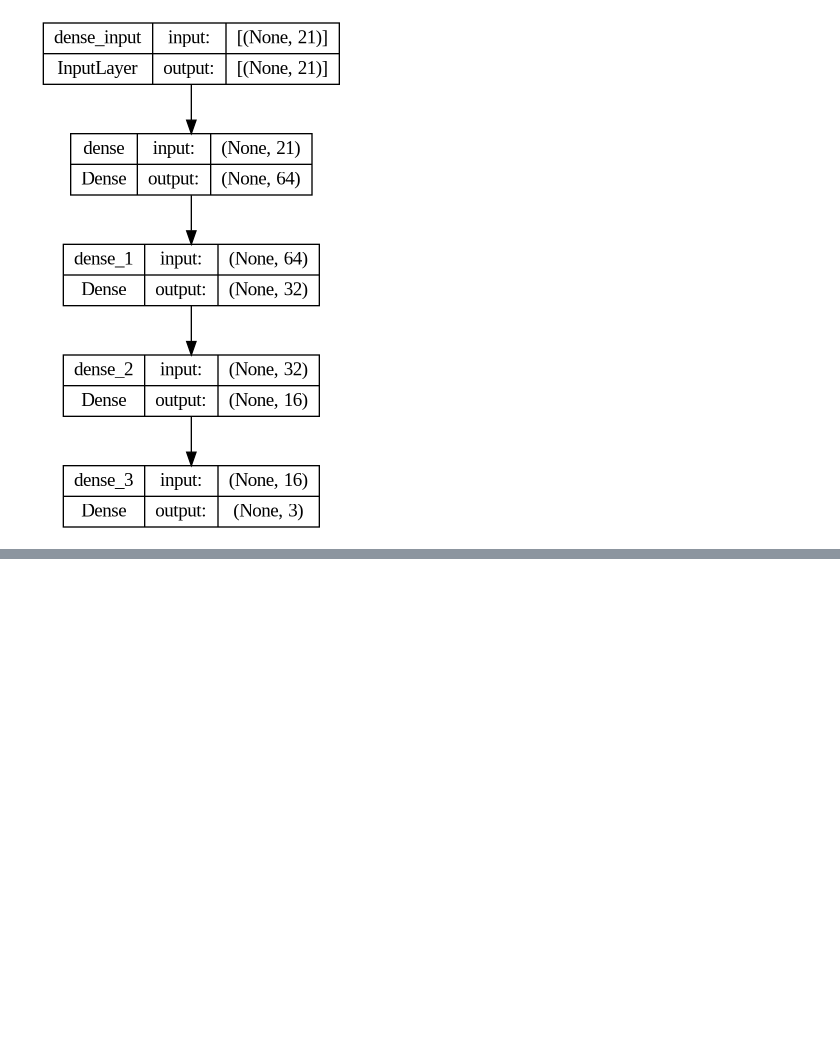
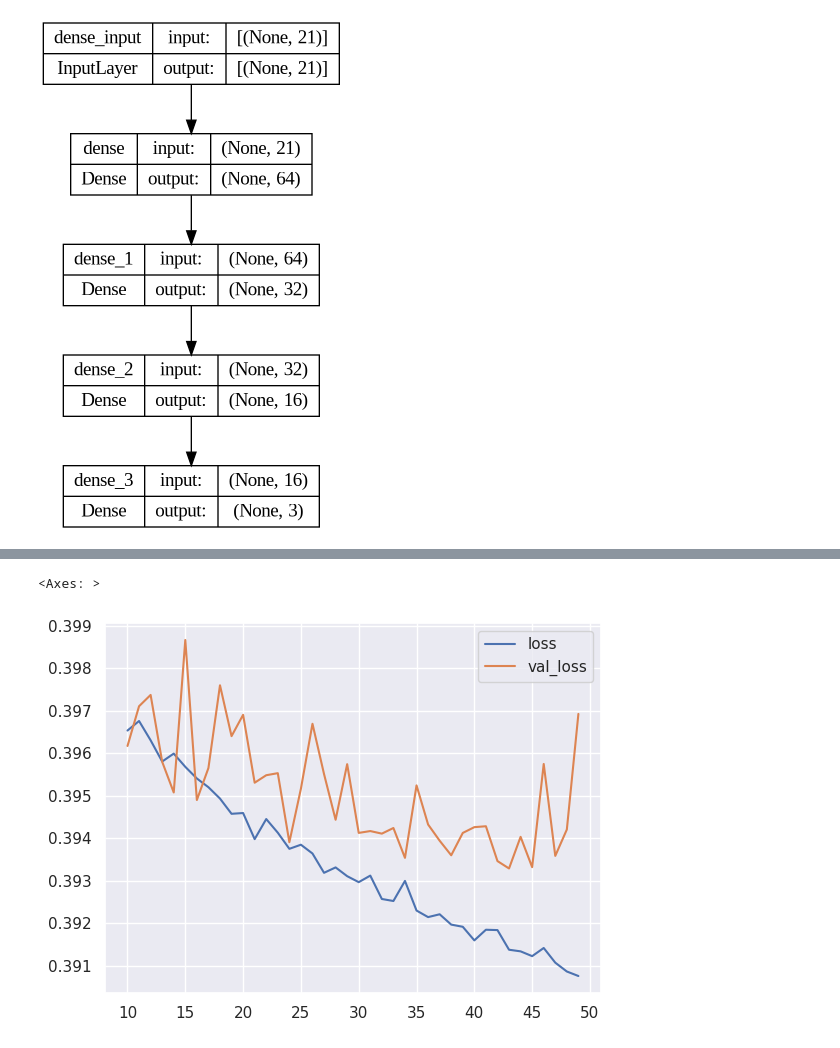
Before and after one commit to Henri-debug/diabetes_classification, a Jupyter notebook: diabetes_mlp.ipynb, the cells around one changed output, grey strips where cells are left out. Saved outputs shown, nothing was run; the diff lists cells and outputs as text; code cells hidden in the pictures; blank space fills up the shorter version.

```diff
--- a/diabetes_mlp.ipynb
+++ b/diabetes_mlp.ipynb
@@ -501,3 +530,8 @@ Text(0, 0.5, 'Loss')
+# %%
+history_df.loc[10:,['loss','val_loss']].plot()
+# %% [output]
+<Axes: >
+[figure, added]
 # %%
 loss, accuracy = diabetes_model.evaluate(X_test, y_test)
 # %% [output]
```
Also changed, not shown: parts of 23 cells of this notebook.
